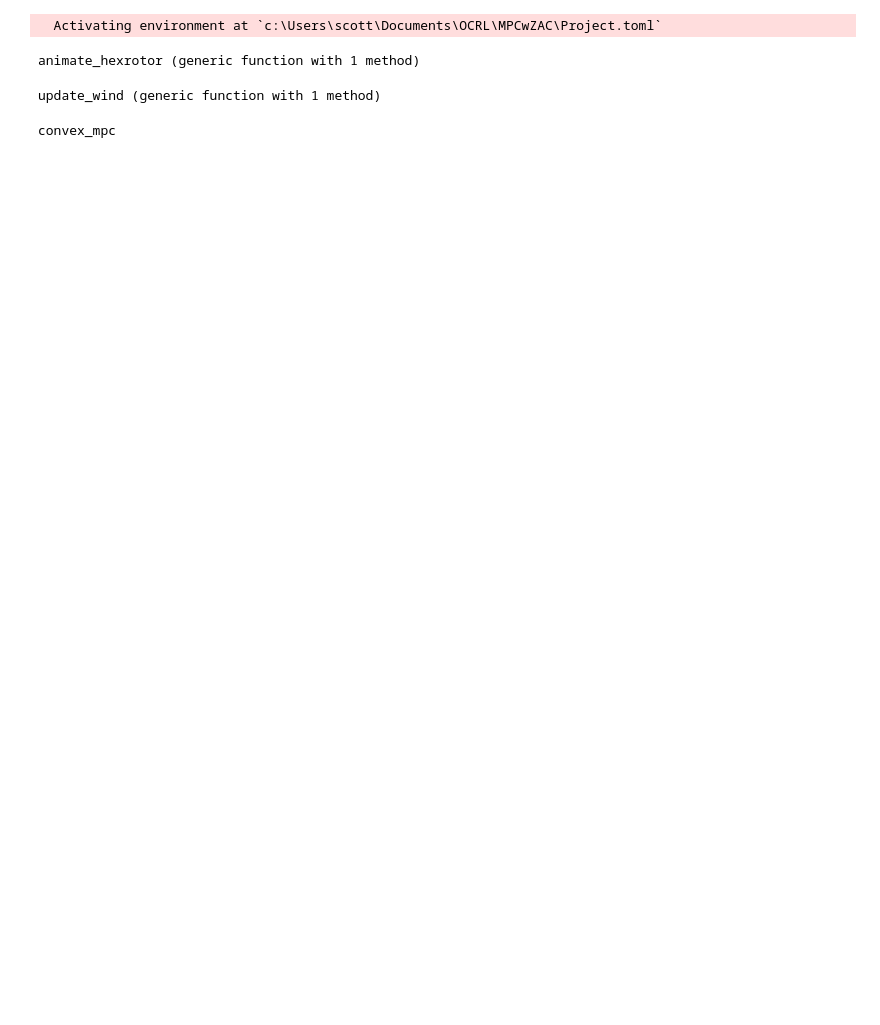
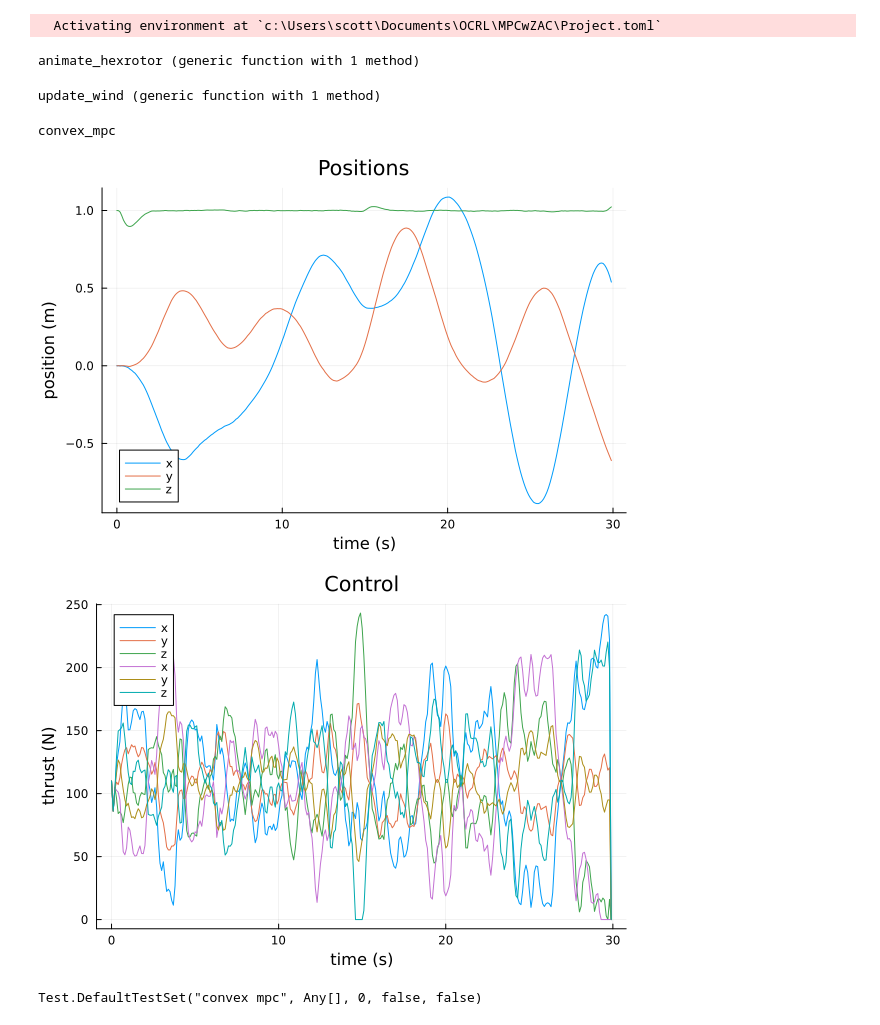
Before and after one commit to scott-wade/MPCwZAC, a Jupyter notebook: Planar_Hex_v4.ipynb, the cells around one changed output. Drawn from its saved outputs; the diff is of its cells as text; code cells hidden in the pictures; blank space fills up the shorter version.

Commit message:
MPC is robust to 0.001 randn state noise

```diff
--- a/Planar_Hex_v4.ipynb
+++ b/Planar_Hex_v4.ipynb
@@ -209,7 +209,7 @@ convex_mpc
     # problem size and reference trajectory
     N = 300
     # MPC window size
-    N_mpc = 50 #20
+    N_mpc = 60 #20
 
     # Initialize wind parameters
     wind_dynamics = zeros(n_states, 3)
@@ -220,7 +220,7 @@ convex_mpc
     wind_intensity = 0.5
 
     # initial and goal states
-    x0= [0.0, 0.5, 1.0, 0.0, 0.0,0.0,0.0,0.0,0.0,0.0,0.0,0.0]
+    x0= [0.0, 0.0, 1.0, 0.0, 0.0,0.0,0.0,0.0,0.0,0.0,0.0,0.0]
     # xg= [0.0, 0.0, 1.0, 0.0, 0.0,0.0,0.0,0.0,0.0,0.0,0.0,0.0]
     # Generate hover trajectory for hexrotor
     X_ref, U_ref = create_ref_hover(model, N+N_mpc, dt, n_inputs, 1.0)
@@ -239,10 +239,10 @@ convex_mpc
 
     # MPC Parameters
     Q = diagm([1,1,1,
-    .1,.1,.1,
+    0.1,0.1,0.1,
     0.1,0.1,0.1,
     0.1,0.1,0.1]).*10
-    R = diagm(ones(n_inputs)*0.01)
+    R = diagm(ones(n_inputs)*0.001)
 
     # Linearize system
     A = FD.jacobian(dx -> rk4(model, hexrotor_dynamics, dx, Ubar, dt), Xbar)
@@ -264,20 +264,19 @@ convex_mpc
     dU_sim = [zeros(n_inputs) for i = 1:N_sim]
     dU_sim[1] = U_sim[1] - Ubar
 
+    x_hat = [zeros(n_states) for i = 1:N_sim]
+    x_hat[1] = X_sim[1]
+    dX_hat = [zeros(n_states) for i = 1:N_sim]
+    dX_hat[1] = dX_sim[1]
+
+    dxg= 1*dX_ref[N]
+    measurements = X_sim[1]
 
     # Initialize Kalman Filter parameters
     Qkf = I*1
     Rkf = I*1
     P = I(n_states)
 
-    measurements = X_sim[1]
-    x_hat = [zeros(n_states) for i = 1:N_sim]
-    x_hat[1] = X_sim[1]
-
-    dx_hat = [zeros(n_states) for i = 1:N_sim]
-    dx_hat[1] = dX_sim[1]
-
-    dxg= 1*dX_ref[N]
 
     # simulate
     @showprogress "simulating" for i = 1:N_sim-1
@@ -285,7 +284,7 @@ convex_mpc
         dX_ref_tilde = dX_ref[i: (i+ N_mpc-1)]
 
         # call convex mpc controller with state estimate
-        dU_sim[i] = convex_mpc(A, B, dX_ref_tilde, dx_hat[i], dxg, du_min, du_max, N_mpc, Q, R, wind_dynamics, wind_velocity)
+        dU_sim[i] = convex_mpc(A, B, dX_ref_tilde, dX_hat[i], dxg, du_min, du_max, N_mpc, Q, R, wind_dynamics, wind_velocity)
         #u_mpc = convex_mpc(A, B, X_ref_tilde, xi_estimate, u_min, u_max, N_mpc)
         U_sim[i] = dU_sim[i] + Ubar
 
@@ -293,12 +292,12 @@ convex_mpc
         # dX_sim[i+1] = A*(dX_sim[i]) + B*(dU_sim[i])# + rand(n_states) * 0.01
         # X_sim[i+1] = dX_sim[i+1] + Xbar
 
-        X_sim[i+1] = rk4(model, hexrotor_dynamics, X_sim[i], U_sim[i], dt) #+ randn(n_states)*0.01
+        X_sim[i+1] = rk4(model, hexrotor_dynamics, X_sim[i], U_sim[i], dt) + randn(n_states)*0.001
         dX_sim[i+1] = X_sim[i+1] - Xbar
 
         # get state estimate
         #x_hat = X_sim[i]#+ 0.01*rand(nx) #state_estimate(X_sim[i], xg)
-        dx_hat[i+1], P = kalman_filter(A, B, C, D, Qkf, Rkf, dx_hat[i], P, dU_sim[i], measurements, wind_dynamics, wind_velocity)
+        dX_hat[i+1], P = kalman_filter(A, B, C, D, Qkf, Rkf, dX_hat[i], P, dU_sim[i], measurements, wind_dynamics, wind_velocity)
 
         measurements = dX_sim[i+1] #+ randn(n_states) * 0.01
     end
@@ -327,31 +326,35 @@ convex_mpc
     # # inputs_plot = hcat(inputs...)
     # for i in 1:n_states
     #     p = plot(t_vec, true_states_plot[i,:], label="True")
     #     plot!(t_vec, estimated_states_plot[i, :], label="Estimated", linestyle=:dash)
     #     plot!(t_vec, X_ref_plot[i, 1:N], label = "Reference")
     #     title!("State $i")
     #     display(p)
     # end
 
     ######### this would be cool if it worked...
     # true_states_plot = mat_from_vec(X_sim...)
     # estimated_states_plot = mat_from_vec(x_hat...)
     # X_ref_plot = mat_from_vec(X_ref...)
     # p = plot(t_vec, true_states_plot[1:3,:]', label="True")
     # plot!(t_vec, estimated_states_plot[1:3, :]', label="Estimated", linestyle=:dash)
     # plot!(t_vec, X_ref_plot[1:3, :]', label = "Reference")
     # title!("State")
     # display(p)
     ##############################
 
 
     # for i in 1:n_inputs
     #     p = plot(time, inputs_plot[i, :], label="MPC Inputs")
     #     plot!(time, U_ref_plot[i, 1:N], label = "Reference")
     #     title!("Input $i")
     #     display(p)
     # end
 
-    # display(animate_hexrotor(X_sim, dt))
+    # display(animate_hexrotor(X_sim, X_ref, dt))
     # @test norm(X_sim[end] - xg) < 1e-3 # goal
 end
+# %% [output]
+[figure, added]
+[figure, added]
+Test.DefaultTestSet("convex mpc", Any[], 0, false, false)
```
